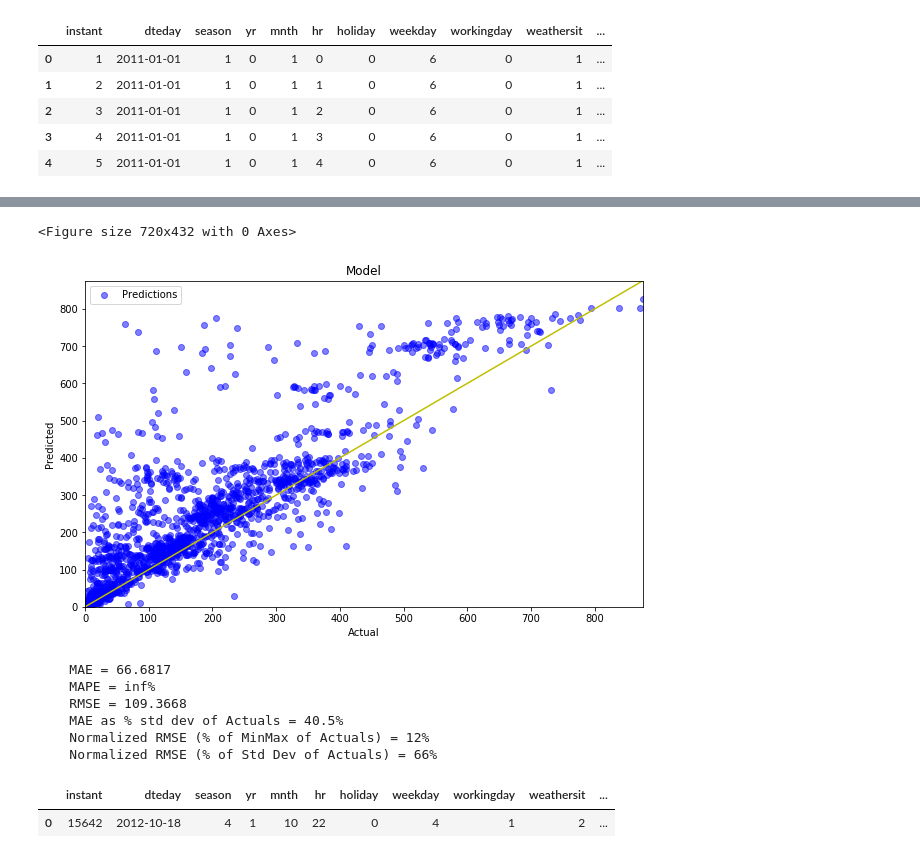
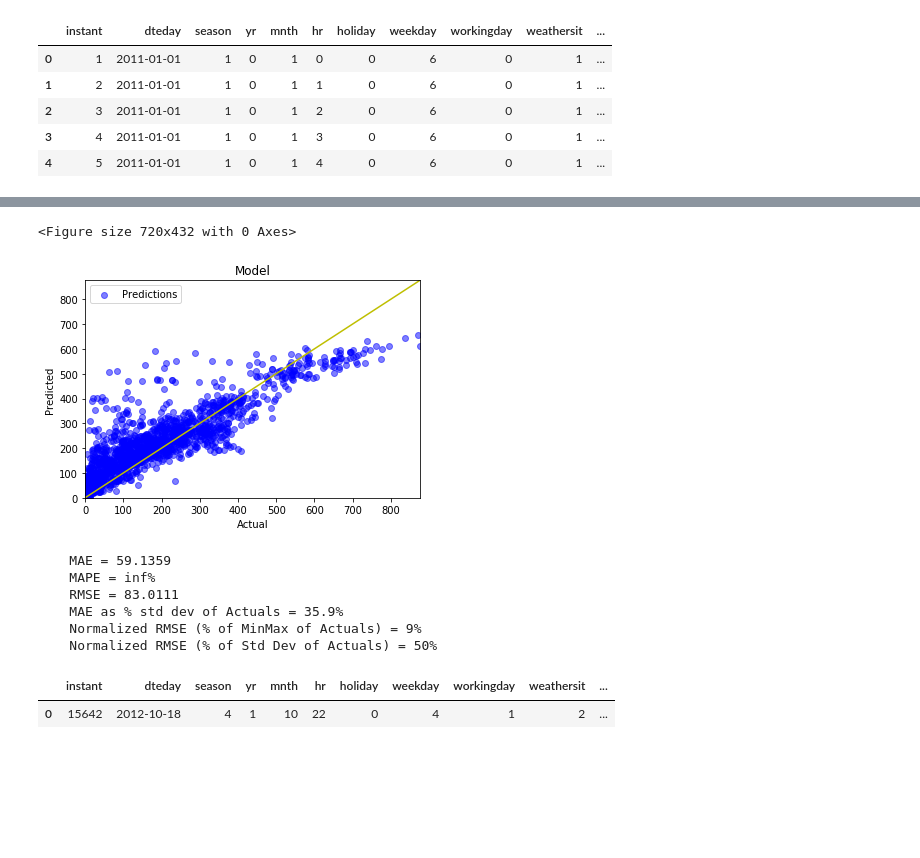
Before and after one commit to AutoViML/Auto_ViML, a Jupyter notebook: Auto_ViML_BikeShare_Demo.ipynb, the cells around one changed output, grey strips where cells are left out. Drawn from its saved outputs; the diff is of its cells as text; code cells hidden in the pictures; blank space fills up the shorter version.

```diff
--- a/Auto_ViML_BikeShare_Demo.ipynb
+++ b/Auto_ViML_BikeShare_Demo.ipynb
@@ -158,16 +134,16 @@ lab1.head(1)
 # %%
 ech = target[1]
 lab1 = pd.read_csv(ech+'/'+ech+'_Regression_submission.csv',index_col=None)
-print_regression_model_stats(test[ech].values,lab1[ech+'_Bagging1_predictions'].values)
+print_regression_model_stats(test[ech].values,lab1[ech+'_XGBoost_predictions'].values)
 lab1.head(1)
 # %% [output]
 <Figure size 720x432 with 0 Axes>
-[figure, old version]
+[figure, new version]
-    MAE = 66.6817
+    MAE = 59.1359
     MAPE = inf%
-    RMSE = 109.3668
-    MAE as % std dev of Actuals = 40.5%
-    Normalized RMSE (% of MinMax of Actuals) = 12%
-    Normalized RMSE (% of Std Dev of Actuals) = 66%
+    RMSE = 83.0111
+    MAE as % std dev of Actuals = 35.9%
+    Normalized RMSE (% of MinMax of Actuals) = 9%
+    Normalized RMSE (% of Std Dev of Actuals) = 50%
 |  | instant | dteday | season | yr | mnth | hr | holiday | weekday | workingday | weathersit | ... |
 | 0 | 15642 | 2012-10-18 | 4 | 1 | 10 | 22 | 0 | 4 | 1 | 2 | ... |
```
Also changed, not shown: parts of 5 cells of this notebook, 9 other files.
